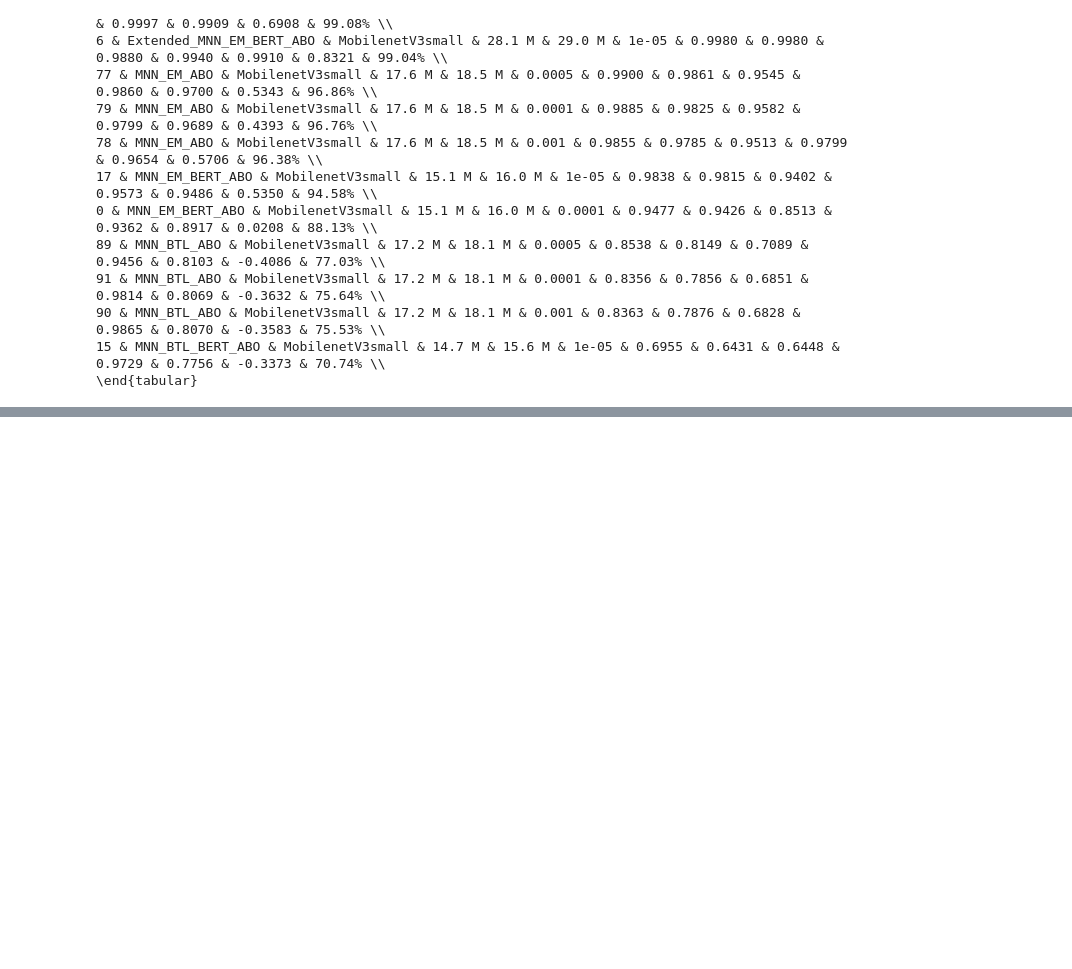
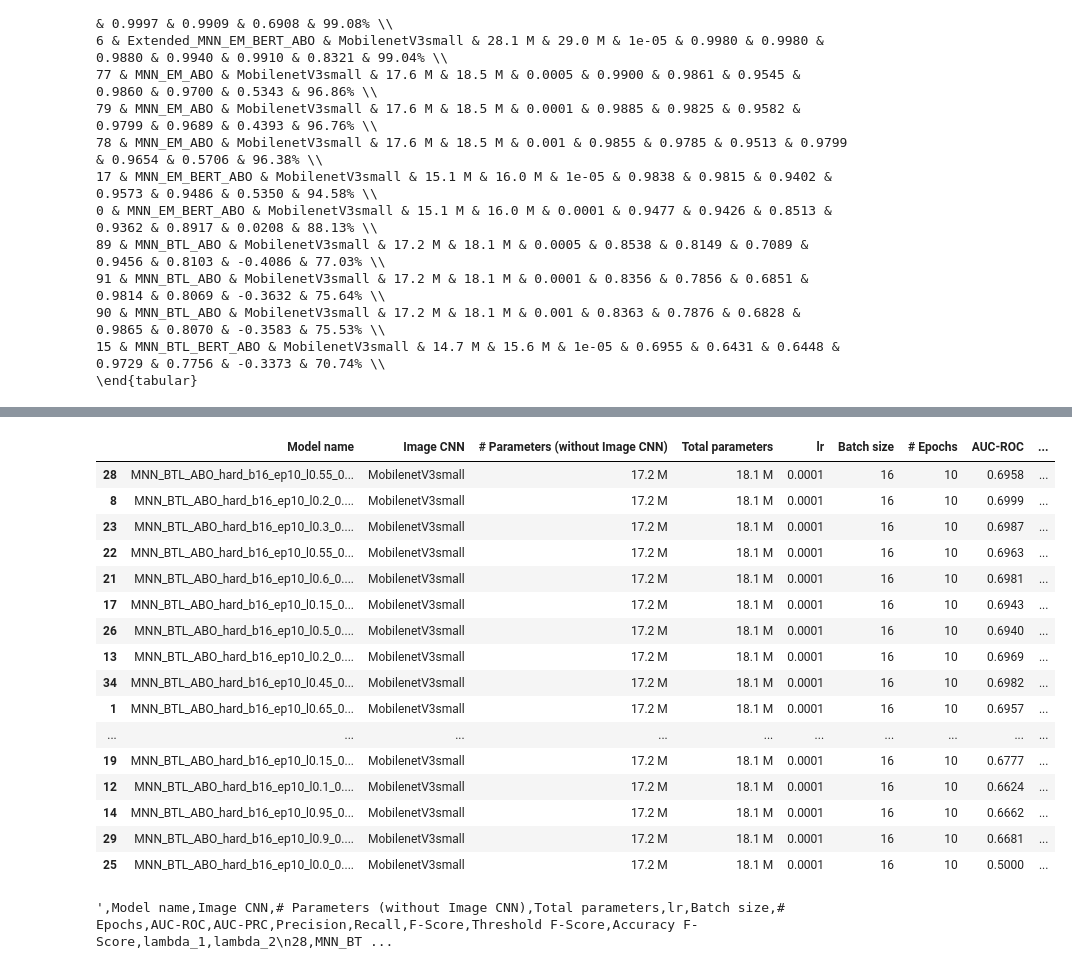
Before and after one commit to slacrum/multimodal_product_matching, a Jupyter notebook: notebooks/visualize_results_amazon.ipynb, the cells around one changed output, grey strips where cells are left out. Drawn from its saved outputs; the diff is of its cells as text; code cells hidden in the pictures; blank space fills up the shorter version.

```diff
--- a/notebooks/visualize_results_amazon.ipynb
+++ b/notebooks/visualize_results_amazon.ipynb
@@ -411,0 +429,21 @@ print(metrics_df[(metrics_df["Model name"].str.contains("BERT")) | (metrics_df["
+# %%
+metrics_df = pd.DataFrame.from_dict(
+    [metric.optimize_threshold() for metric in metrics])
+# %%
+# select metrics relevant for paper
+metrics_df = metrics_df[["Model name", "Image CNN", "# Parameters (without Image CNN)", "Total parameters", "lr", "Batch size", "# Epochs", "AUC-ROC", "AUC-PRC", "Precision", "Recall", "F-Score", "Threshold F-Score", "Accuracy F-Score"]]
+metrics_df["lr"] = metrics_df["lr"].astype(float)
+
+# Apply styling to the DataFrame
+style = {
+    '# Parameters (without Image CNN)': lambda x: f'{x/1e6:.1f} M' if x >= 1e6 else f'{x/1e3:.1f} K',
+    'Total parameters': lambda x: f'{x/1e6:.1f} M' if x >= 1e6 else f'{x/1e3:.1f} K',
+    'lr': '{:.5g}',
+    'AUC-ROC': '{:.4f}',
+    'AUC-PRC': '{:.4f}',
+    'Precision': '{:.4f}',
+    'Recall': '{:.4f}',
+    'F-Score': '{:.4f}',
+    'Threshold F-Score': '{:.4f}',
+    'Accuracy F-Score': '{:.2%}'
+}
@@ -411,0 +453,26 @@ print(metrics_df[(metrics_df["Model name"].str.contains("BERT")) | (metrics_df["
+# %%
+pd.set_option('display.max_rows', len(metrics_df))
+# %%
+metrics_df.sort_values(by="Accuracy F-Score", ascending=False).style.format(style)
+# %% [output]
+|  | Model name | Image CNN | # Parameters (without Image CNN) | Total parameters | lr | Batch size | # Epochs | AUC-ROC | ... |
+| 28 | MNN_BTL_ABO_hard_b16_ep10_l0.55_0... | MobilenetV3small | 17.2 M | 18.1 M | 0.0001 | 16 | 10 | 0.6958 | ... |
+| 8 | MNN_BTL_ABO_hard_b16_ep10_l0.2_0.... | MobilenetV3small | 17.2 M | 18.1 M | 0.0001 | 16 | 10 | 0.6999 | ... |
+| 23 | MNN_BTL_ABO_hard_b16_ep10_l0.3_0.... | MobilenetV3small | 17.2 M | 18.1 M | 0.0001 | 16 | 10 | 0.6987 | ... |
+| 22 | MNN_BTL_ABO_hard_b16_ep10_l0.55_0... | MobilenetV3small | 17.2 M | 18.1 M | 0.0001 | 16 | 10 | 0.6963 | ... |
+| 21 | MNN_BTL_ABO_hard_b16_ep10_l0.6_0.... | MobilenetV3small | 17.2 M | 18.1 M | 0.0001 | 16 | 10 | 0.6981 | ... |
+| 17 | MNN_BTL_ABO_hard_b16_ep10_l0.15_0... | MobilenetV3small | 17.2 M | 18.1 M | 0.0001 | 16 | 10 | 0.6943 | ... |
+| 26 | MNN_BTL_ABO_hard_b16_ep10_l0.5_0.... | MobilenetV3small | 17.2 M | 18.1 M | 0.0001 | 16 | 10 | 0.6940 | ... |
+| 13 | MNN_BTL_ABO_hard_b16_ep10_l0.2_0.... | MobilenetV3small | 17.2 M | 18.1 M | 0.0001 | 16 | 10 | 0.6969 | ... |
+| 34 | MNN_BTL_ABO_hard_b16_ep10_l0.45_0... | MobilenetV3small | 17.2 M | 18.1 M | 0.0001 | 16 | 10 | 0.6982 | ... |
+| 1 | MNN_BTL_ABO_hard_b16_ep10_l0.65_0... | MobilenetV3small | 17.2 M | 18.1 M | 0.0001 | 16 | 10 | 0.6957 | ... |
+| ... | ... | ... | ... | ... | ... | ... | ... | ... | ... |
+| 19 | MNN_BTL_ABO_hard_b16_ep10_l0.15_0... | MobilenetV3small | 17.2 M | 18.1 M | 0.0001 | 16 | 10 | 0.6777 | ... |
+| 12 | MNN_BTL_ABO_hard_b16_ep10_l0.1_0.... | MobilenetV3small | 17.2 M | 18.1 M | 0.0001 | 16 | 10 | 0.6624 | ... |
+| 14 | MNN_BTL_ABO_hard_b16_ep10_l0.95_0... | MobilenetV3small | 17.2 M | 18.1 M | 0.0001 | 16 | 10 | 0.6662 | ... |
+| 29 | MNN_BTL_ABO_hard_b16_ep10_l0.9_0.... | MobilenetV3small | 17.2 M | 18.1 M | 0.0001 | 16 | 10 | 0.6681 | ... |
+| 25 | MNN_BTL_ABO_hard_b16_ep10_l0.0_0.... | MobilenetV3small | 17.2 M | 18.1 M | 0.0001 | 16 | 10 | 0.5000 | ... |
+# %%
+metrics_df.sort_values(by="Accuracy F-Score", ascending=False).to_csv()
+# %% [output]
+',Model name,Image CNN,# Parameters (without Image CNN),Total parameters,lr,Batch size,# Epochs,AUC-ROC,AUC-PRC,Precision,Recall,F-Score,Threshold F-Score,Accuracy F-Score,lambda_1,lambda_2\n28,MNN_BT ...
```
Also changed, not shown: parts of 21 cells of this notebook.
